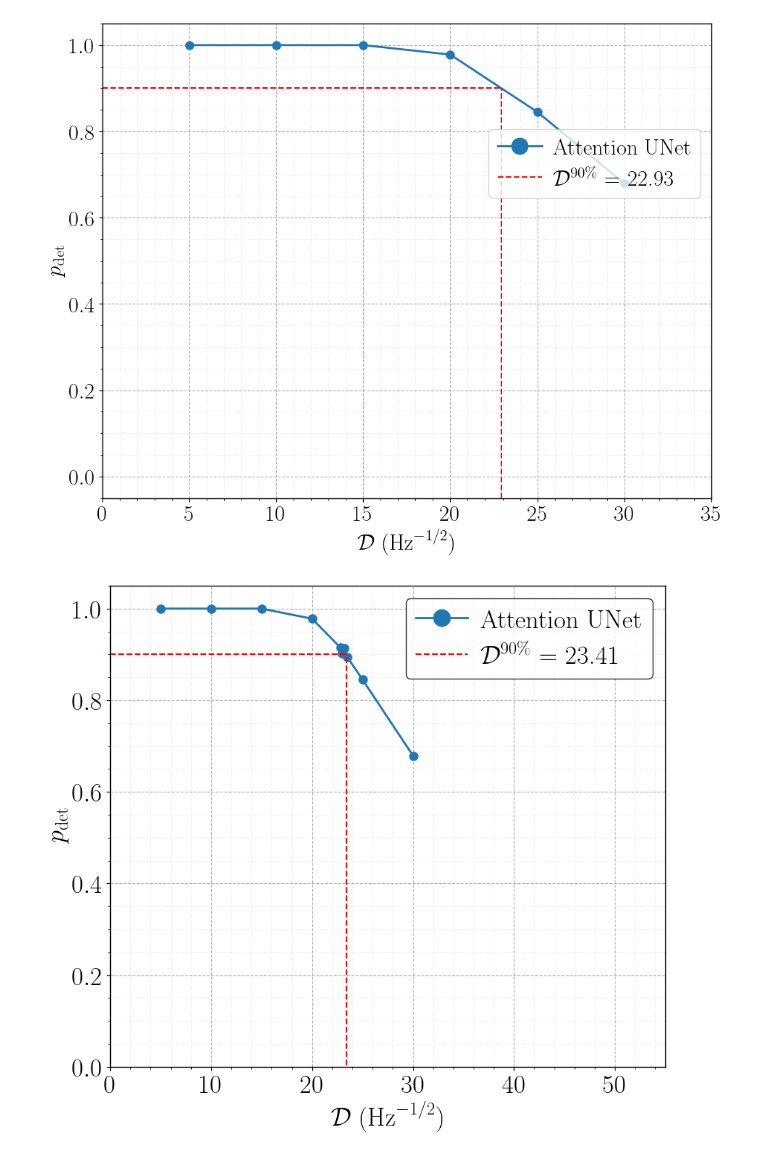
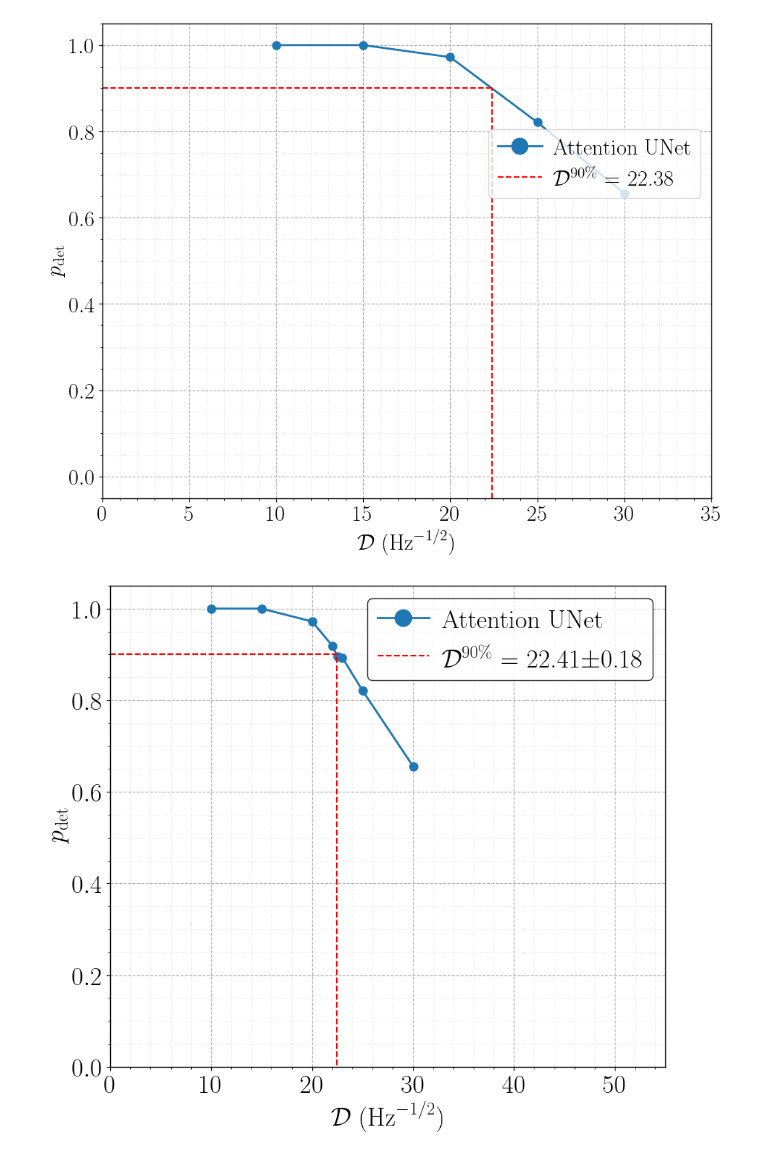
Before and after one commit to damondmc/cw_unet, a Jupyter notebook: script/200Hz_analysis.ipynb, the cells around one changed output. Cells and saved outputs as stored; diff of their text form; code cells hidden in the pictures.

```diff
--- a/script/200Hz_analysis.ipynb
+++ b/script/200Hz_analysis.ipynb
@@ -76,15 +90,7 @@ GPU Name: Tesla V100-PCIE-16GB
 # Initialize lists for depth and pdet
 depth = []
 pdet = []
-max_train_levels = [5*i for i in range(1, 7)]
-def load_dataset(images, batch_size=8, shuffle=True):
-
-    # Convert to torch tensors
-    images_tensor = torch.tensor(images, dtype=torch.float32).permute(0, 3, 1, 2)
-    dataset = TensorDataset(images_tensor)
-    data_loader = DataLoader(dataset, batch_size=batch_size, shuffle=shuffle)
-
-    return data_loader
+max_train_levels = [5*i for i in range(2, 7)]
 
 
 # Compute pdet
@@ -138,20 +144,6 @@ for Sn in max_train_levels:
 depth = np.array(depth)
 pdet = np.array(pdet)
 # %%
-import matplotlib.pyplot as plt
-import numpy as np
-
-# Matplotlib configuration
-plt.rcParams.update({
-    'text.usetex': True,
-    'axes.linewidth': 1,
-    'axes.grid': False,
-    'axes.labelweight': 'normal',
-    'font.family': 'DejaVu Sans',
-    'font.size': 22,
-    'mathtext.fontset': 'cm'
-})
-
 
 # Create figure and axis
 colors = plt.cm.tab10(np.linspace(0, 1, 10))  # Use tab10 colormap for distinct colors
@@ -189,9 +181,9 @@ ax.grid(True, which='minor', linestyle=':', alpha=0.3)
 plt.tight_layout()
 #plt.savefig(f'../result/plots/pdet_with_error_bars.pdf', dpi=300, bbox_inches='tight')
 # %% [output]
-[figure, old version]
+[figure, new version]
 # %%
-max_train_levels = [22.8, 23, 23.2, 23.5]
+max_train_levels = [22, 22.5, 23]
 
 depth_ex = []
 pdet_ex = []
@@ -229,20 +221,6 @@ for Sn in max_train_levels:
 depth_ex = np.array(depth_ex)
 pdet_ex = np.array(pdet_ex)
 # %%
-import matplotlib.pyplot as plt
-import numpy as np
-
-# Matplotlib configuration
-plt.rcParams.update({
-    'text.usetex': True,
-    'axes.linewidth': 1,
-    'axes.grid': False,
-    'axes.labelweight': 'normal',
-    'font.family': 'DejaVu Sans',
-    'font.size': 22,
-    'mathtext.fontset': 'cm'
-})
-
 # Insert depth_ex and pdet_ex into depth and pdet to maintain ascending order
 # Combine all points
 combined = np.vstack((np.column_stack((depth, pdet)), np.column_stack((depth_ex, pdet_ex))))
@@ -253,8 +231,8 @@ pdet_combined = combined[sorted_indices, 1]
 
 # Use only the first len(depth)-4 points from combined data (to match depth[:-4])
 n_points = len(depth_combined)
-depth_plot = depth_combined[:n_points]
-pdet_plot = pdet_combined[:n_points]
+depth_plot = depth_combined
+pdet_plot = pdet_combined
 
 # Interpolate depth at pdet = 0.9
 # Sort by depth for interpolation (already sorted, but confirm)
@@ -262,38 +240,39 @@ sort_idx = np.argsort(depth_plot)
 depth_sorted = depth_plot[sort_idx]
 pdet_sorted = pdet_plot[sort_idx]
 
-# Linear interpolation (reverse pdet to handle decreasing trend)
-p90 = 0.9
-d90 = np.interp(p90, pdet_sorted[::-1], depth_sorted[::-1])
+dpdet = binomialError(pdet_sorted, 1000)
+
+# Compute interpolation and error
+d90, d90_err = interpolation_error(0.9, depth_sorted, pdet_sorted, dpdet)
 
 # Create figure and axis
 fig, ax = plt.subplots(figsize=(9, 8))
 colors = plt.rcParams['axes.prop_cycle'].by_key()['color']
 
 # Plot combined Attention UNet data with line and markers
 ax.plot(depth_plot, pdet_plot, color=colors[0], linestyle='-', lw=2, marker='o', markersize=8, label='Attention UNet')
 
 # Add horizontal and vertical lines at pdet = 0.9 and interpolated depth
 ax.plot([0, d90], [p90, p90], color='red', linestyle='--', lw=1.5)
 ax.plot([d90, d90], [-0.05, p90], color='red', linestyle='--', lw=1.5,
-        label=r'$\mathcal{D}^{90\%}=$' + f' {d90:.2f}')
+        label=r'$\mathcal{D}^{90\%}=$' + f' {d90:.2f}'r'$\pm$'+ f'{d90_err:.2f}')
 
 # Axis labels and styling
 ax.set_xlabel(r'$\mathcal{D}\; (\mathrm{Hz}^{-1/2})$', fontsize=25)
 ax.set_ylabel(r'$p_{\mathrm{det}}$', fontsize=25)
 ax.legend(fontsize=25, loc=1, markerscale=2, handlelength=2, handletextpad=0.5, edgecolor='k')
 ax.grid(True, which='major', linestyle='dashed')
 ax.set_xlim(0, 55)
 ax.set_ylim(0, 1.05)
 ax.tick_params(axis='both', which='major', labelsize=25)
 ax.minorticks_on()
 ax.grid(True, which='minor', linestyle=':', alpha=0.3)
 
 # Save figure
 plt.tight_layout()
 #plt.savefig('../result/plots/pdet_20Hz.pdf', dpi=300, bbox_inches='tight')
 # %% [output]
-[figure, old version]
+[figure, new version]
 # %%
 max_train_levels = [37.8]
 
```
Also changed, not shown: parts of 3 cells of this notebook, 36 other files.
